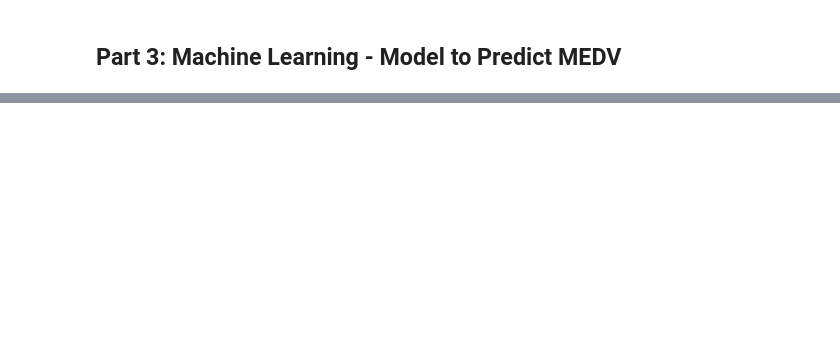
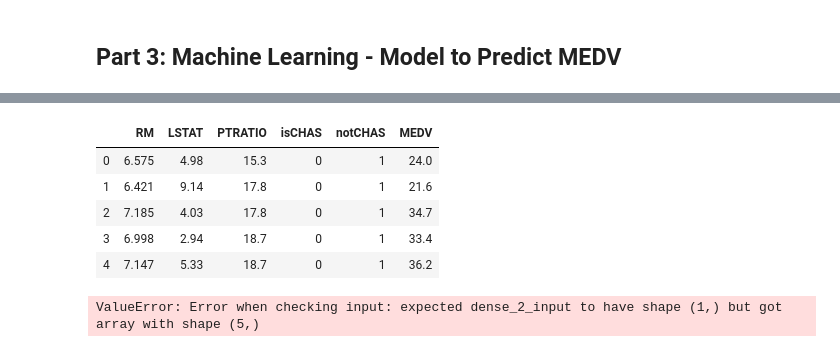
Before and after one commit to rhiggins2308/ML_Stats_Assessment2019, a Jupyter notebook: A Statistical Analysis of the Boston House Prices Dataset.ipynb, the cells around one changed output, grey strips where cells are left out. Saved outputs shown, nothing was run; the diff lists cells and outputs as text; code cells hidden in the pictures; blank space fills up the shorter version.

Commit message:
keras initial model setup

```diff
--- a/A Statistical Analysis of the Boston House Prices Dataset.ipynb
+++ b/A Statistical Analysis of the Boston House Prices Dataset.ipynb
@@ -361,0 +345,2 @@ https://www.ritchieng.com/machine-learning-project-boston-home-prices/
+# %%
+boston = load_boston()
@@ -361,0 +353,20 @@ https://www.ritchieng.com/machine-learning-project-boston-home-prices/
+# %%
+df = pd.DataFrame(boston.data)
+df.columns = boston.feature_names
+df["MEDV"] = boston.target
+
+df = df[['RM', 'LSTAT', 'PTRATIO', 'CHAS', 'MEDV']]
+
+# split CHAS into two variables isCHAS and notCHAS
+df['isCHAS'] = (df['CHAS'] == 1).astype(np.int)
+df['notCHAS'] = (df['CHAS'] == 0).astype(np.int)
+
+df = df[['RM', 'LSTAT', 'PTRATIO', 'isCHAS', 'notCHAS', 'MEDV']]
+df.head()
+# %% [output]
+|  | RM | LSTAT | PTRATIO | isCHAS | notCHAS | MEDV |
+| 0 | 6.575 | 4.98 | 15.3 | 0 | 1 | 24.0 |
+| 1 | 6.421 | 9.14 | 17.8 | 0 | 1 | 21.6 |
+| 2 | 7.185 | 4.03 | 17.8 | 0 | 1 | 34.7 |
+| 3 | 6.998 | 2.94 | 18.7 | 0 | 1 | 33.4 |
+| 4 | 7.147 | 5.33 | 18.7 | 0 | 1 | 36.2 |
@@ -361,0 +390,7 @@ https://www.ritchieng.com/machine-learning-project-boston-home-prices/
+# %%
+# train the model
+# inputs, outputs, no. of runs, and batch size per run
+# example below input x, output y, run 15 times, use 10 data pairs per run
+m.fit(inputs, output, epochs = 15, batch_size=10)
+# %% [output]
+ValueError: Error when checking input: expected dense_2_input to have shape (1,) but got array with shape (5,)
```
Also changed, not shown: parts of 15 cells of this notebook.
